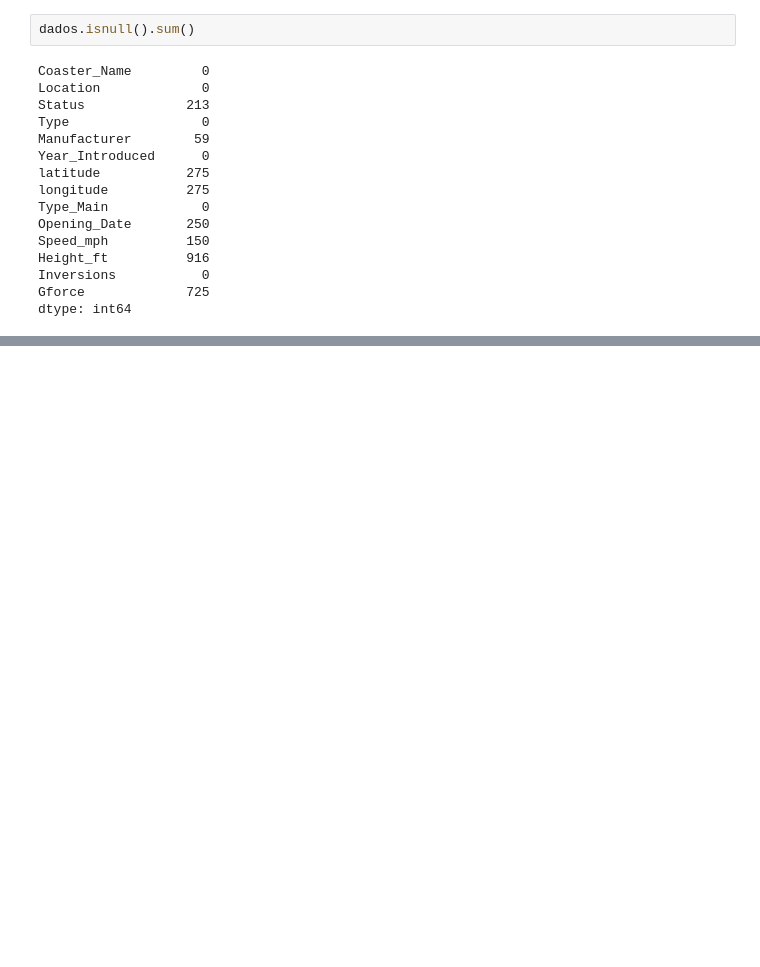
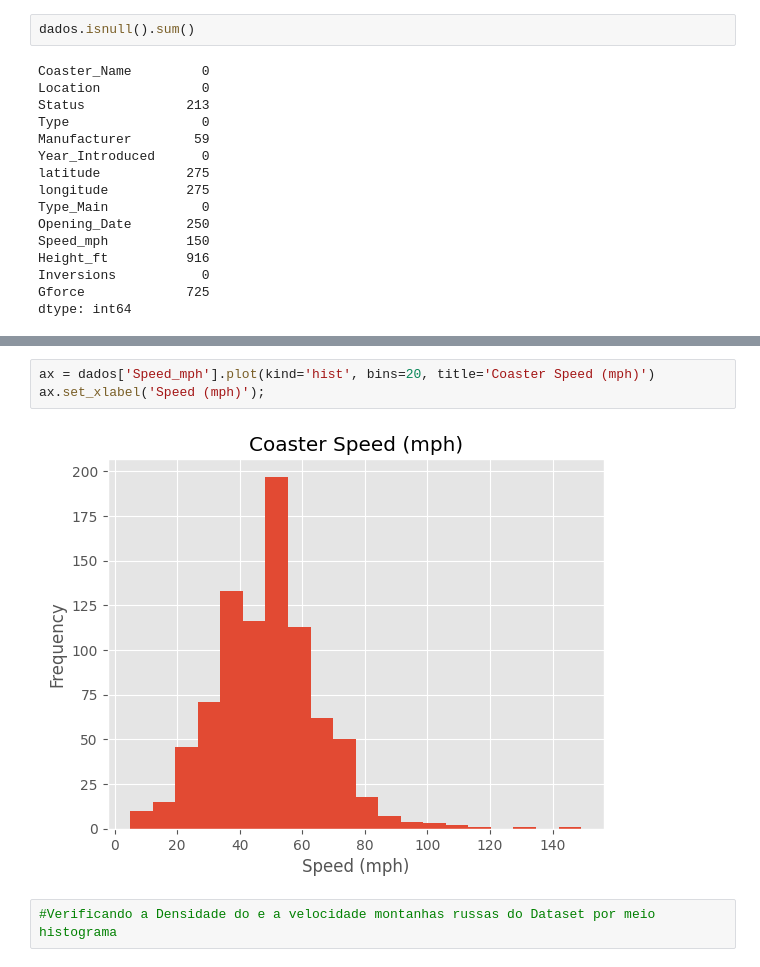
Before and after one commit to Gcango/Explora--o_Analise_dos_dados_Montanha_Russa, a Jupyter notebook: Exploração_dados_MontanhaRussa.ipynb, the cells around one changed output, grey strips where cells are left out. Saved outputs shown, nothing was run; the diff lists cells and outputs as text; blank space fills up the shorter version.

```diff
--- a/Exploração_dados_MontanhaRussa.ipynb
+++ b/Exploração_dados_MontanhaRussa.ipynb
@@ -232,0 +303,7 @@ dados.loc[dados.duplicados]
+# %%
+ax = dados['Speed_mph'].plot(kind='hist', bins=20, title='Coaster Speed (mph)')
+ax.set_xlabel('Speed (mph)');
+# %% [output]
+[figure, added]
+# %%
+#Verificando a Densidade do e a velocidade montanhas russas do Dataset por meio histograma
```
Also changed, not shown: parts of 27 cells of this notebook.
